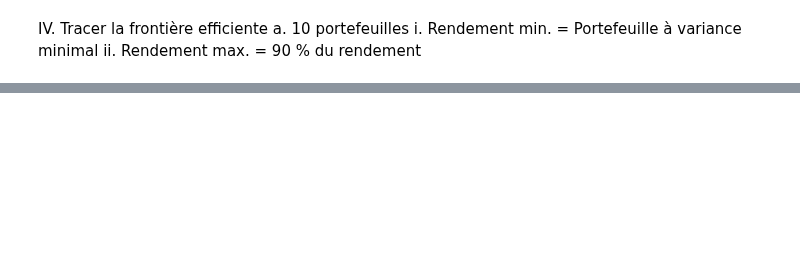
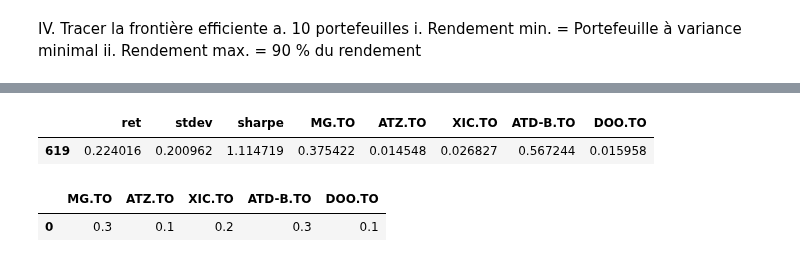
Before and after one commit to poclecoqq/Trending-stocks, a Jupyter notebook: tp1/version final/Exo1.ipynb, the cells around one changed output, grey strips where cells are left out. Cells and saved outputs as stored; diff of their text form; code cells hidden in the pictures; blank space fills up the shorter version.

```diff
--- a/tp1/version final/Exo1.ipynb
+++ b/tp1/version final/Exo1.ipynb
@@ -124,0 +120,5 @@ plt.show()
+# %%
+max_sharpe_port.to_frame().T
+# %% [output]
+|  | ret | stdev | sharpe | MG.TO | ATZ.TO | XIC.TO | ATD-B.TO | DOO.TO |
+| 619 | 0.224016 | 0.200962 | 1.114719 | 0.375422 | 0.014548 | 0.026827 | 0.567244 | 0.015958 |
@@ -124,0 +143,6 @@ plt.show()
+# %%
+optimal_port_sharpe = max_sharpe_ratio(mean_returns, cov, rf)
+pd.DataFrame([round(x,2) for x in optimal_port_sharpe['x']],index=tickers).T
+# %% [output]
+|  | MG.TO | ATZ.TO | XIC.TO | ATD-B.TO | DOO.TO |
+| 0 | 0.3 | 0.1 | 0.2 | 0.3 | 0.1 |
```
Also changed, not shown: parts of 5 cells of this notebook, 1 other file.
